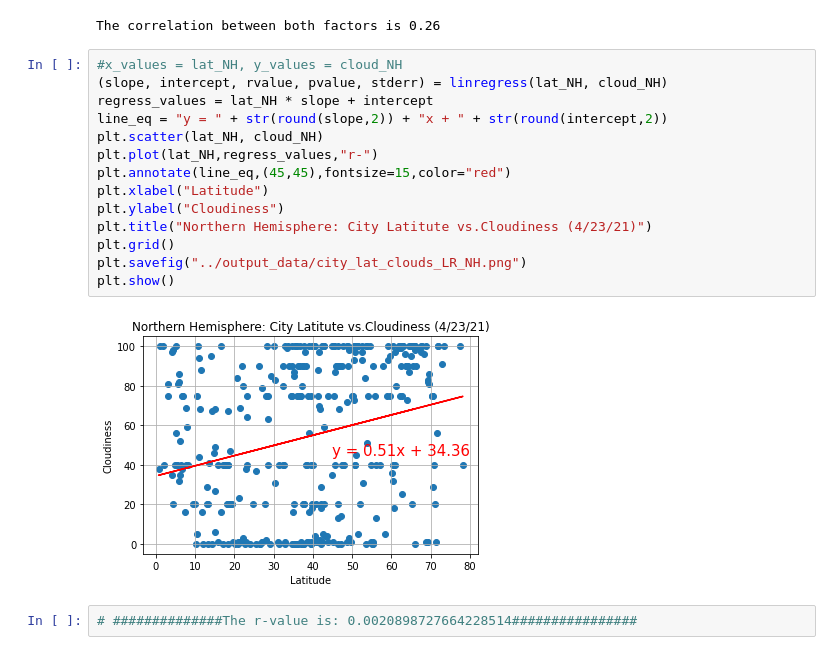
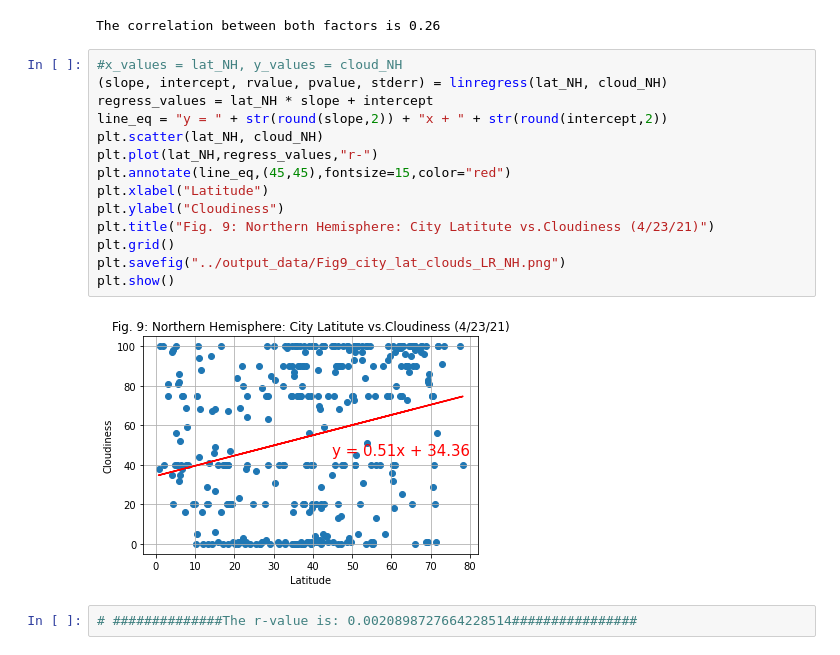
Before and after one commit to MarcLeslie/python-api-challenge, a Jupyter notebook: WeatherPy/WeatherPy.ipynb, the cells around one changed output. Cells and saved outputs as stored; diff of their text form.

```diff
--- a/WeatherPy/WeatherPy.ipynb
+++ b/WeatherPy/WeatherPy.ipynb
@@ -379,19 +379,19 @@ The correlation between both factors is 0.26
 # %%
 #x_values = lat_NH, y_values = cloud_NH
 (slope, intercept, rvalue, pvalue, stderr) = linregress(lat_NH, cloud_NH)
 regress_values = lat_NH * slope + intercept
 line_eq = "y = " + str(round(slope,2)) + "x + " + str(round(intercept,2))
 plt.scatter(lat_NH, cloud_NH)
 plt.plot(lat_NH,regress_values,"r-")
 plt.annotate(line_eq,(45,45),fontsize=15,color="red")
 plt.xlabel("Latitude")
 plt.ylabel("Cloudiness")
-plt.title("Northern Hemisphere: City Latitute vs.Cloudiness (4/23/21)")
+plt.title("Fig. 9: Northern Hemisphere: City Latitute vs.Cloudiness (4/23/21)")
 plt.grid()
-plt.savefig("../output_data/city_lat_clouds_LR_NH.png")
+plt.savefig("../output_data/Fig9_city_lat_clouds_LR_NH.png")
 plt.show()
 # %% [output]
-[figure, old version]
+[figure, new version]
 # %%
 # ##############The r-value is: 0.0020898727664228514################
 # %% [markdown]
```
Also changed, not shown: parts of 11 cells of this notebook, 24 other files.
